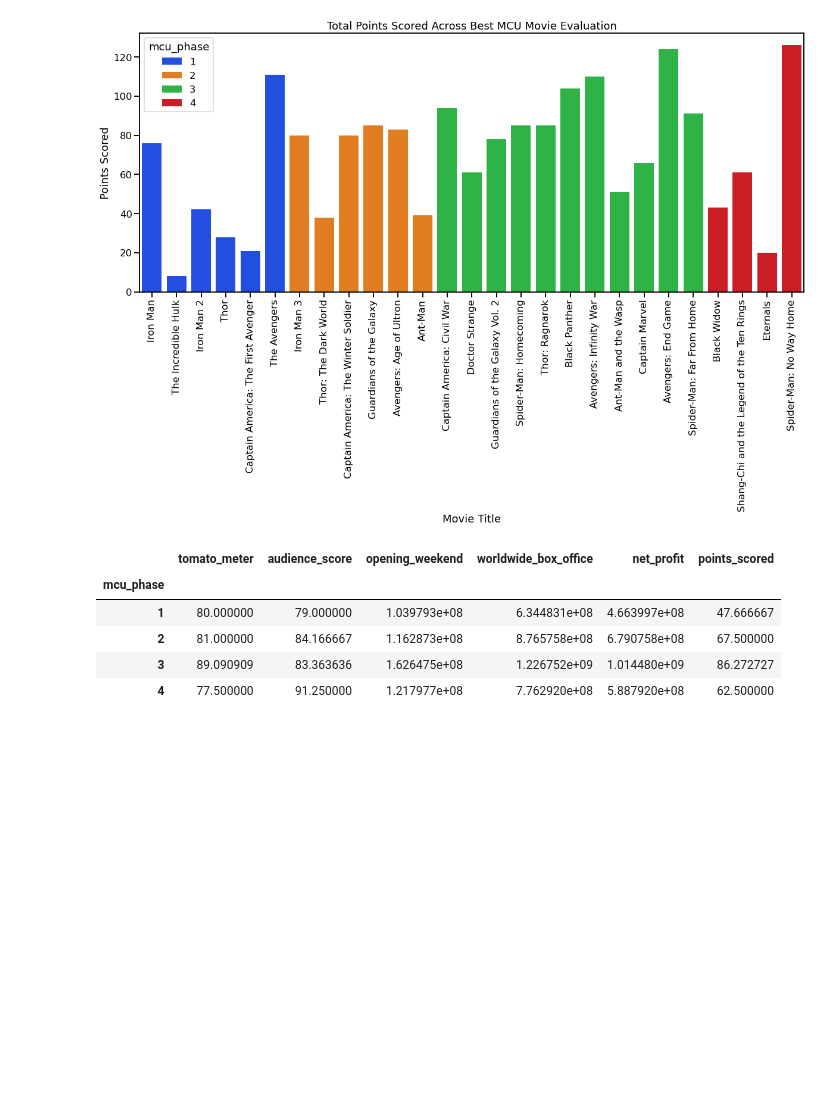
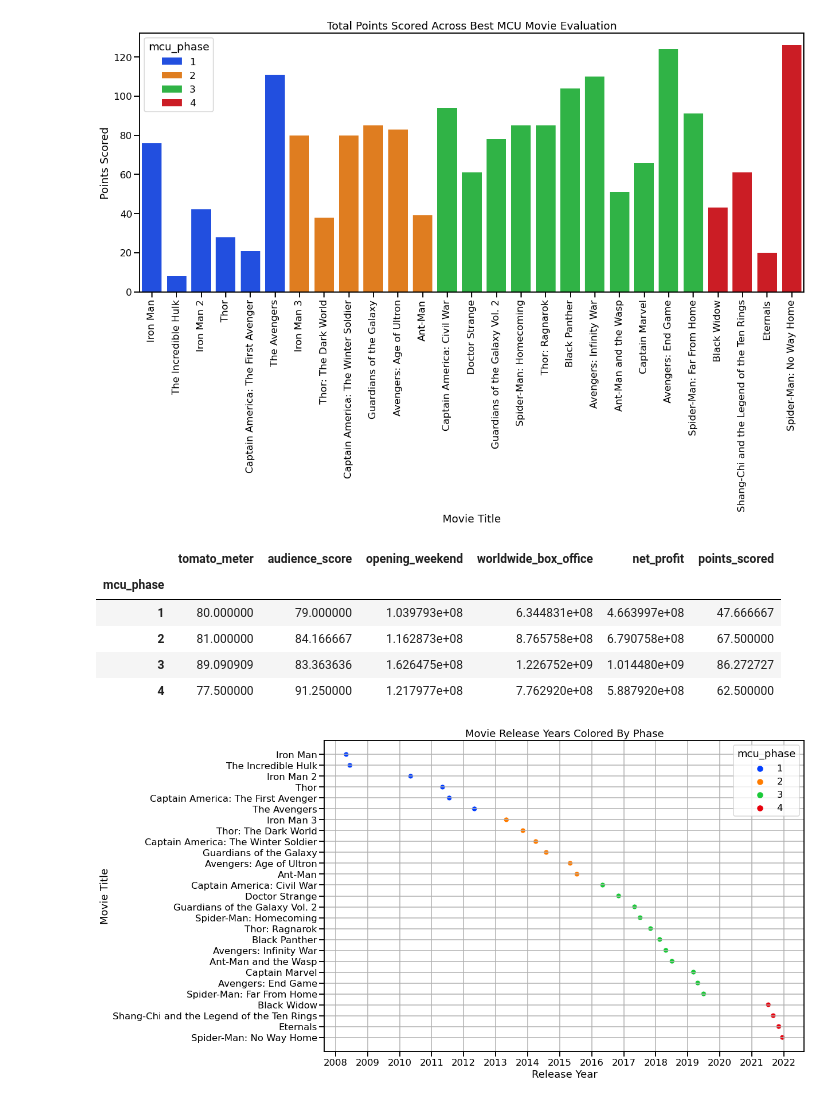
Before and after one commit to mitchellramsey/springboard_case_studies, a Jupyter notebook: data_story_project/best_mcu_movie_analysis.ipynb, the cells around one changed output. Drawn from its saved outputs; the diff is of its cells as text; code cells hidden in the pictures; blank space fills up the shorter version.

Commit message:
finished data story assignment

```diff
--- a/data_story_project/best_mcu_movie_analysis.ipynb
+++ b/data_story_project/best_mcu_movie_analysis.ipynb
@@ -216,3 +280,21 @@ phase_eval
 | 2 | 81.000000 | 84.166667 | 1.162873e+08 | 8.765758e+08 | 6.790758e+08 | 67.500000 |
 | 3 | 89.090909 | 83.363636 | 1.626475e+08 | 1.226752e+09 | 1.014480e+09 | 86.272727 |
 | 4 | 77.500000 | 91.250000 | 1.217977e+08 | 7.762920e+08 | 5.887920e+08 | 62.500000 |
+# %%
+fig,ax = plt.subplots(figsize=(15,10))
+sns.scatterplot(x='release_date',
+             y='movie_title',
+             hue='mcu_phase',
+             data=mcu_data,
+             palette='bright',
+             ax=ax,
+             markers='o',
+            )
+ax.xaxis.set_major_locator(mdates.YearLocator())
+plt.ylabel('Movie Title')
+plt.xlabel('Release Year')
+plt.title('Movie Release Years Colored By Phase')
+plt.grid()
+plt.savefig('./assets/charts/movie_phases.png', dpi=fig.dpi, bbox_inches='tight')
+# %% [output]
+[figure, added]
```
Also changed, not shown: parts of 37 cells of this notebook, 14 other files.
